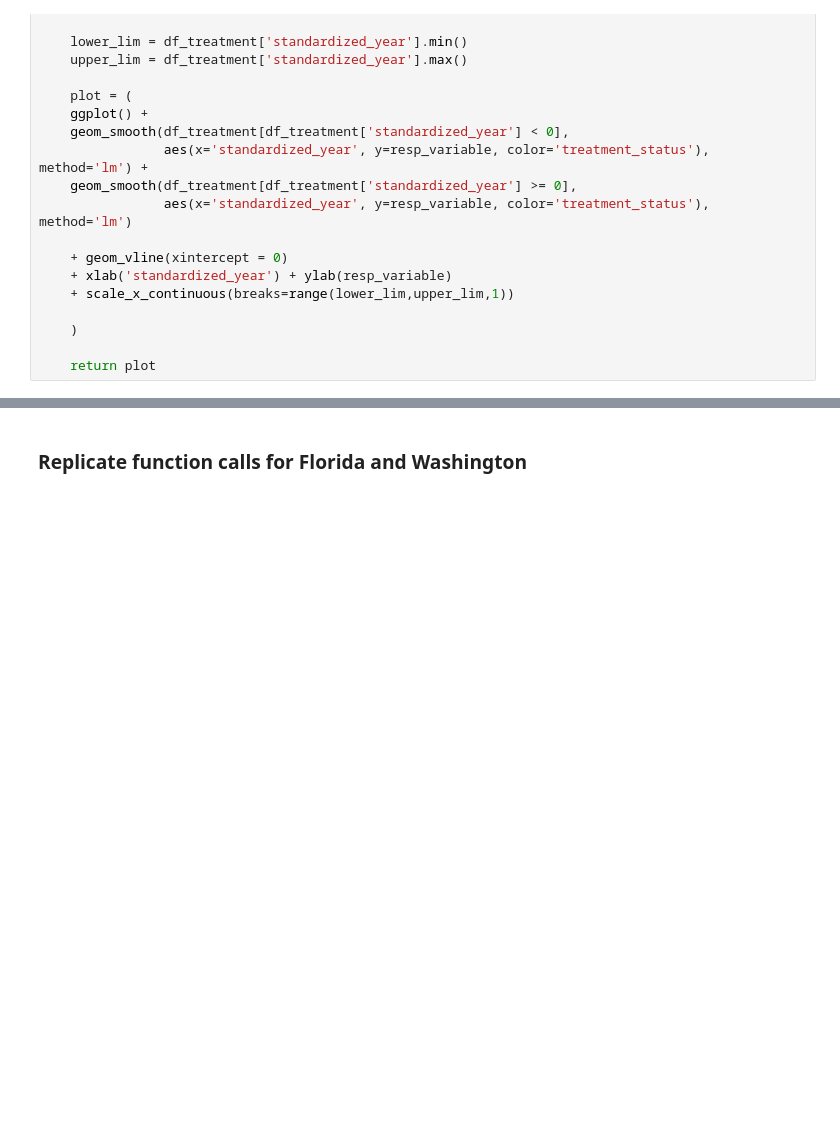
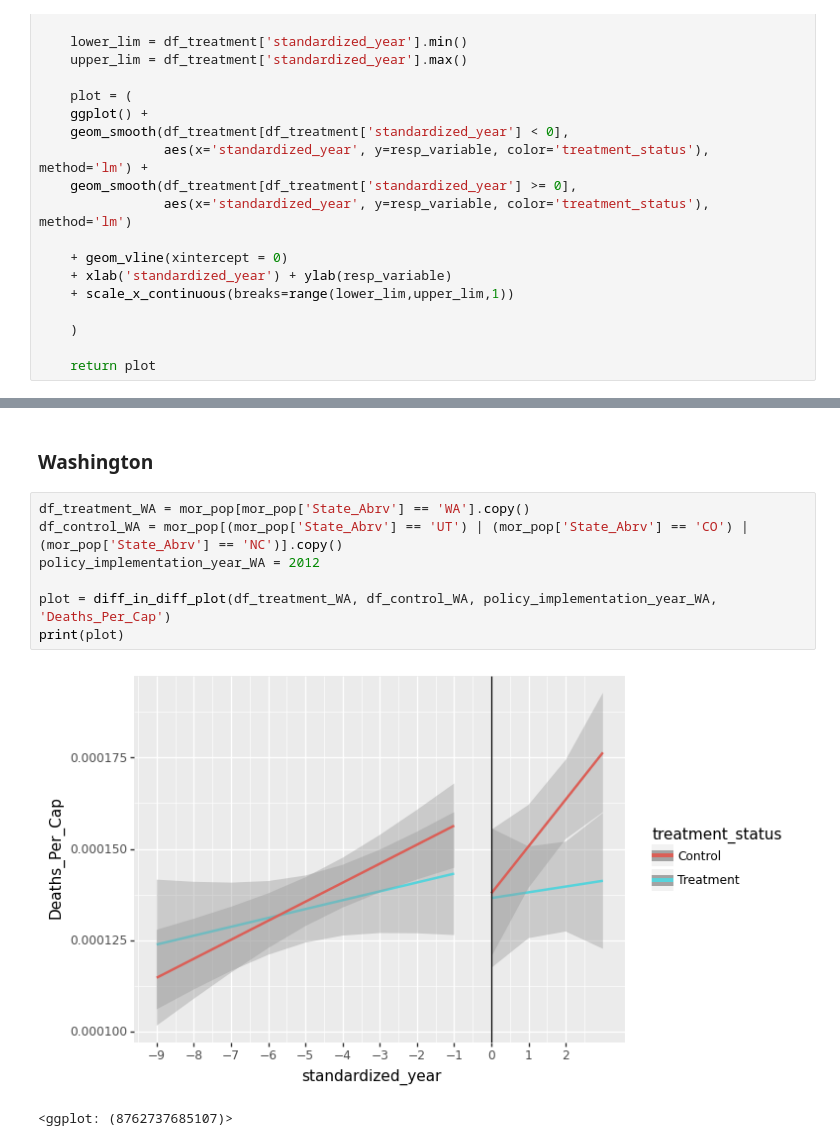
Before and after one commit to MIDS-at-Duke/estimating-impact-of-opioids-2020-vxf, a Jupyter notebook: 10_code/Transform_Data_Plus_Plot.ipynb, the cells around one changed output, grey strips where cells are left out. Drawn from its saved outputs; the diff is of its cells as text; blank space fills up the shorter version.

Commit message:
Add EDA plots and WA & FL analysis

```diff
--- a/10_code/Transform_Data_Plus_Plot.ipynb
+++ b/10_code/Transform_Data_Plus_Plot.ipynb
@@ -297,2 +312,12 @@ print(plot)
-# %% [markdown]
-### Replicate function calls for Florida and Washington
+# %% [markdown]
+### Washington
+# %%
+df_treatment_WA = mor_pop[mor_pop['State_Abrv'] == 'WA'].copy()
+df_control_WA = mor_pop[(mor_pop['State_Abrv'] == 'UT') | (mor_pop['State_Abrv'] == 'CO') | (mor_pop['State_Abrv'] == 'NC')].copy()
+policy_implementation_year_WA = 2012
+
+plot = diff_in_diff_plot(df_treatment_WA, df_control_WA, policy_implementation_year_WA, 'Deaths_Per_Cap')
+print(plot)
+# %% [output]
+[figure, added]
+<ggplot: (8762737685107)>
```
Also changed, not shown: parts of 45 cells of this notebook.
